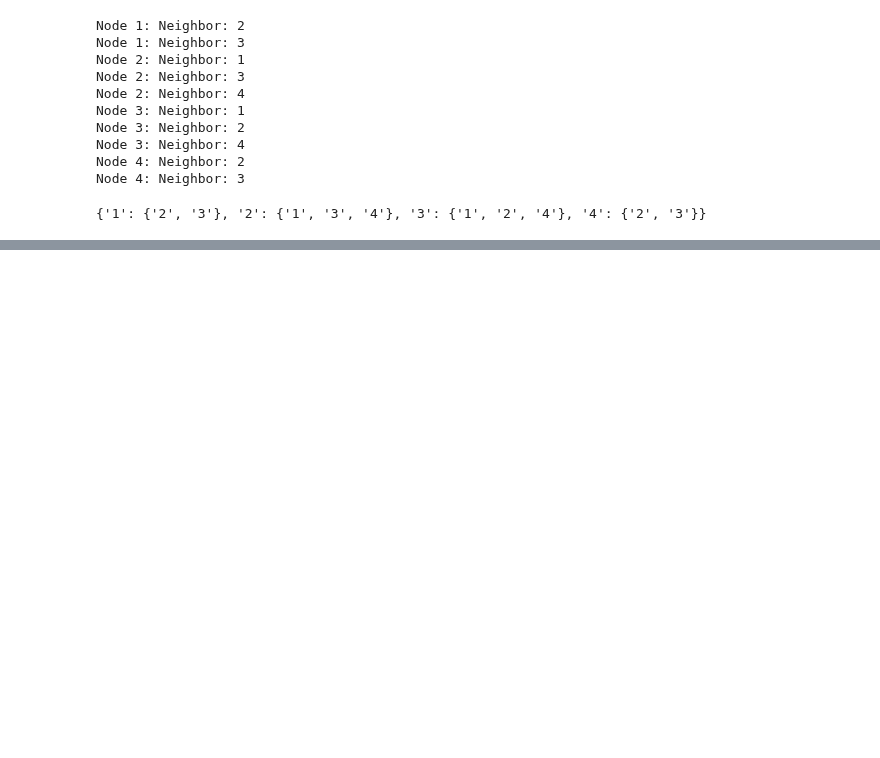
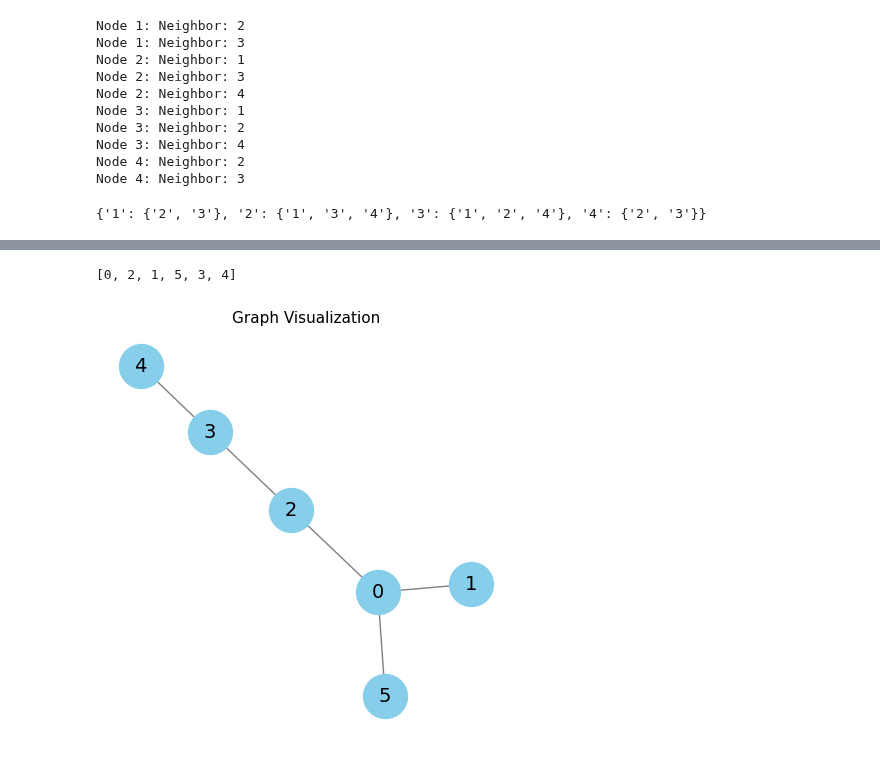
Before and after one commit to ShaunakSen/Problem-Solving-and-Algorithms, a Jupyter notebook: DSA/graphs/graph_01.ipynb, the cells around one changed output, grey strips where cells are left out. Drawn from its saved outputs; the diff is of its cells as text; code cells hidden in the pictures; blank space fills up the shorter version.

```diff
--- a/DSA/graphs/graph_01.ipynb
+++ b/DSA/graphs/graph_01.ipynb
@@ -140,7 +145,7 @@ class Graph:
 # %%
 edgelist = [
     (1,2), (2,3), (3,4), (4,2), (1,3)
-]
+] # list of edges
 graph = Graph(edgelist=edgelist)
 # %%
 matrix = graph.construct_adjacency_matrix()
@@ -173,0 +324,29 @@ adjacency_list
+# %%
+def visualize_graph(edgelist: list):
+    G = nx.Graph()
+    G.add_edges_from(edgelist)
+
+    # Draw the graph
+    plt.figure(figsize=(4, 4))
+    pos = nx.spring_layout(G, seed=42)  # positions nodes for visual clarity
+    nx.draw(G, pos, with_labels=True, node_color='skyblue', node_size=1000, font_size=14, edge_color='gray')
+
+    # Optional: Add edge labels if needed
+    # nx.draw_networkx_edge_labels(G, pos)
+
+    plt.title("Graph Visualization", fontsize=11)
+    plt.show()
+# %%
+edgelist = [
+    (1, 0), (0, 5), (0, 2), (2, 3), (3, 4)
+] # list of edges
+
+g = Graph(edgelist)
+
+bfs(g, src_node=0)
+# %% [output]
+[0, 2, 1, 5, 3, 4]
+# %%
+visualize_graph(edgelist)
+# %% [output]
+[figure, added]
```
Also changed, not shown: parts of 15 cells of this notebook.
